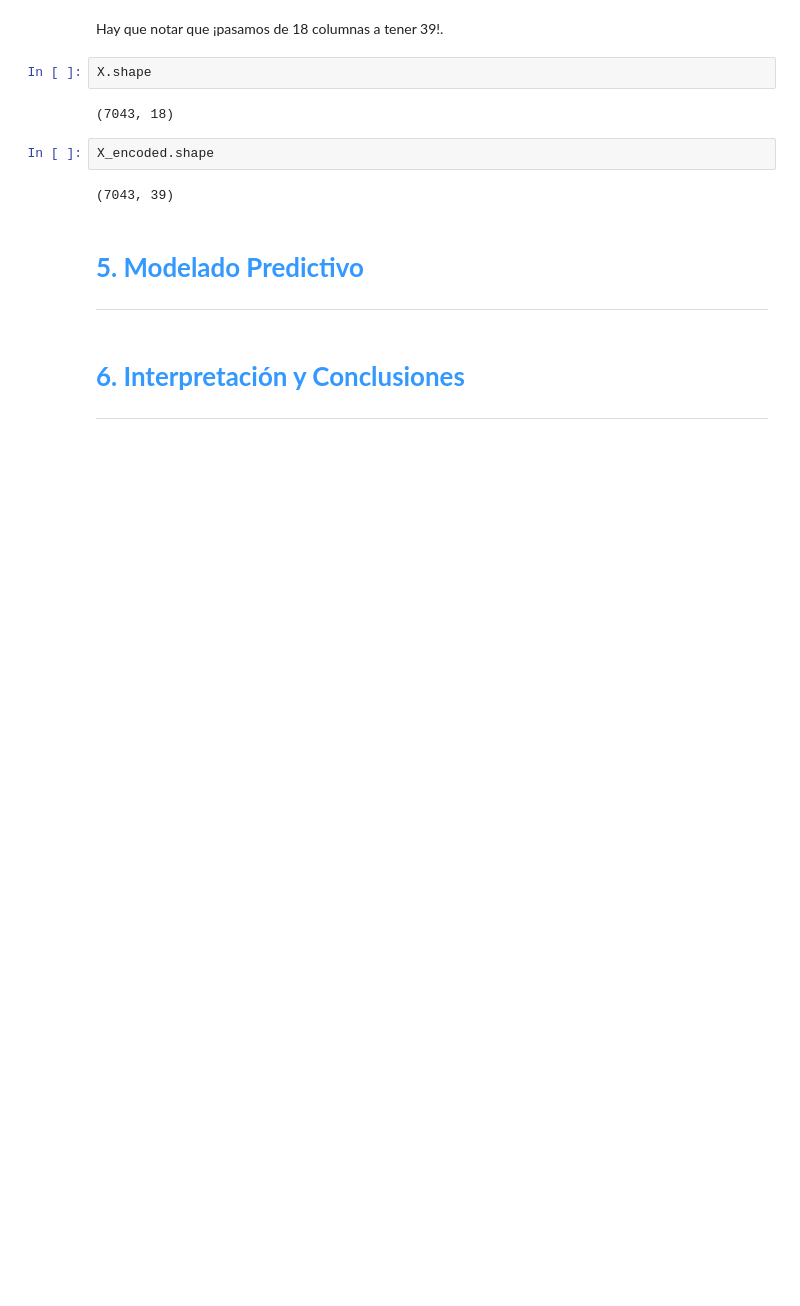
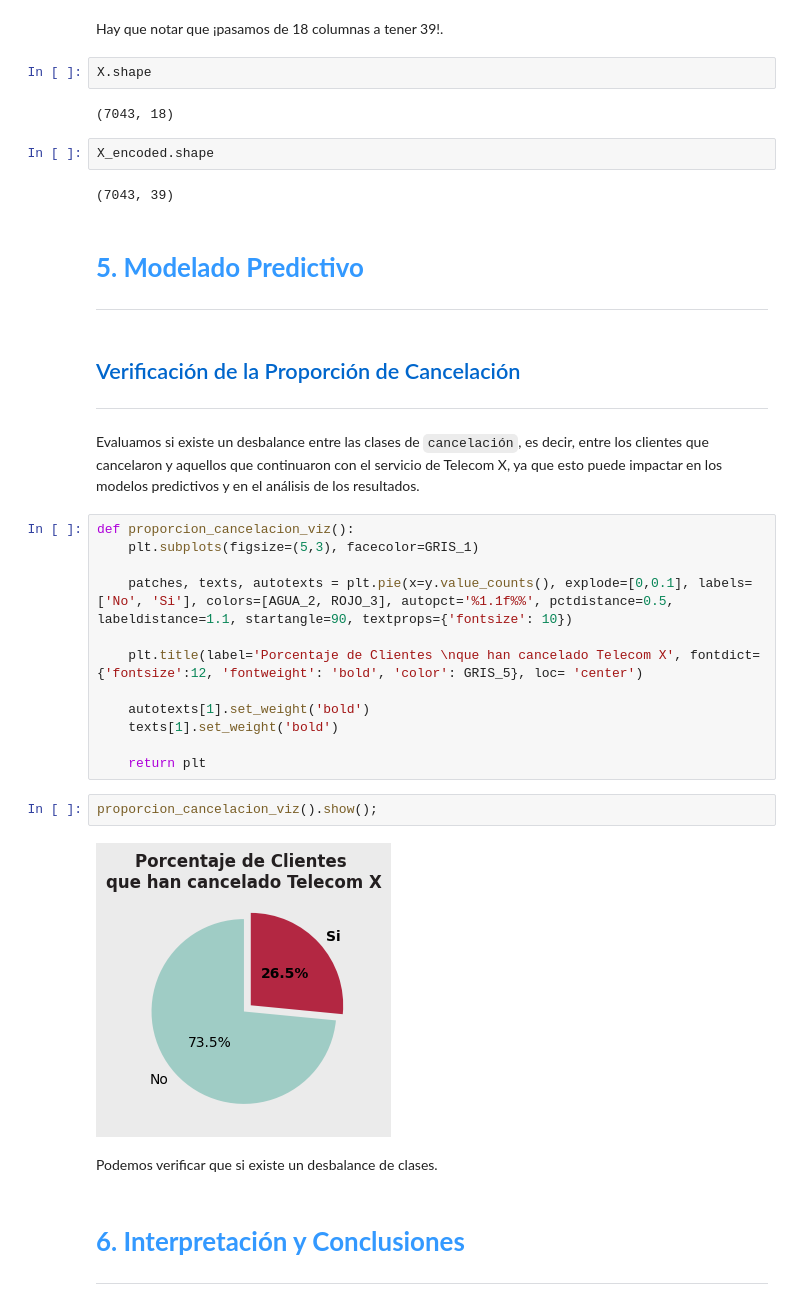
Before and after one commit to carloslozano-rg/challenge-telecom-x-parte-2-modelo-predictivo, a Jupyter notebook: Telecom_X_Modelo_Predictivo.ipynb, the cells around one changed output. Saved outputs shown, nothing was run; the diff lists cells and outputs as text; blank space fills up the shorter version.

Commit message:
feat: verificar proporción de clientes que han cancelado su servicio.

```diff
--- a/Telecom_X_Modelo_Predictivo.ipynb
+++ b/Telecom_X_Modelo_Predictivo.ipynb
@@ -487,6 +487,29 @@ X_encoded.shape
 # %% [markdown]
 # <strong><font color='#3399FF'>5. Modelado Predictivo</font></strong>
 ---
+# %% [markdown]
+## <font color='#0066CC'>Verificación de la Proporción de Cancelación</font>
+---
+# %% [markdown]
+Evaluamos si existe un desbalance entre las clases de `cancelación`, es decir, entre los clientes que cancelaron y aquellos que continuaron con el servicio de Telecom X, ya que esto puede impactar en los modelos predictivos y en el análisis de los resultados.
+# %%
+def proporcion_cancelacion_viz():
+    plt.subplots(figsize=(5,3), facecolor=GRIS_1)
+
+    patches, texts, autotexts = plt.pie(x=y.value_counts(), explode=[0,0.1], labels=['No', 'Si'], colors=[AGUA_2, ROJO_3], autopct='%1.1f%%', pctdistance=0.5, labeldistance=1.1, startangle=90, textprops={'fontsize': 10})
+
+    plt.title(label='Porcentaje de Clientes \nque han cancelado Telecom X', fontdict={'fontsize':12, 'fontweight': 'bold', 'color': GRIS_5}, loc= 'center')
+
+    autotexts[1].set_weight('bold')
+    texts[1].set_weight('bold')
+
+    return plt
+# %%
+proporcion_cancelacion_viz().show();
+# %% [output]
+[figure, added]
+# %% [markdown]
+Podemos verificar que si existe un desbalance de clases.
 # %% [markdown]
 # <strong><font color='#3399FF'>6. Interpretación y Conclusiones</font></strong>
 ---
```
